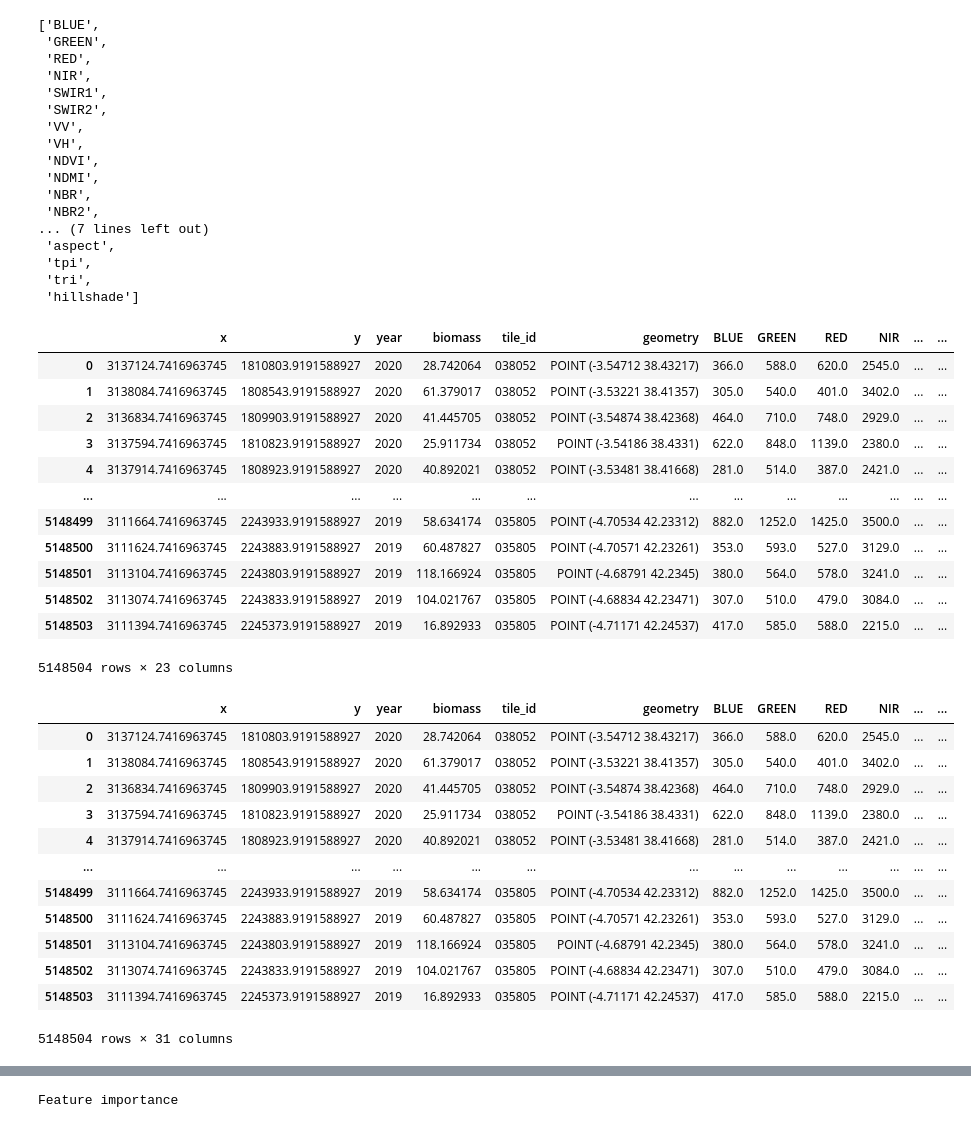
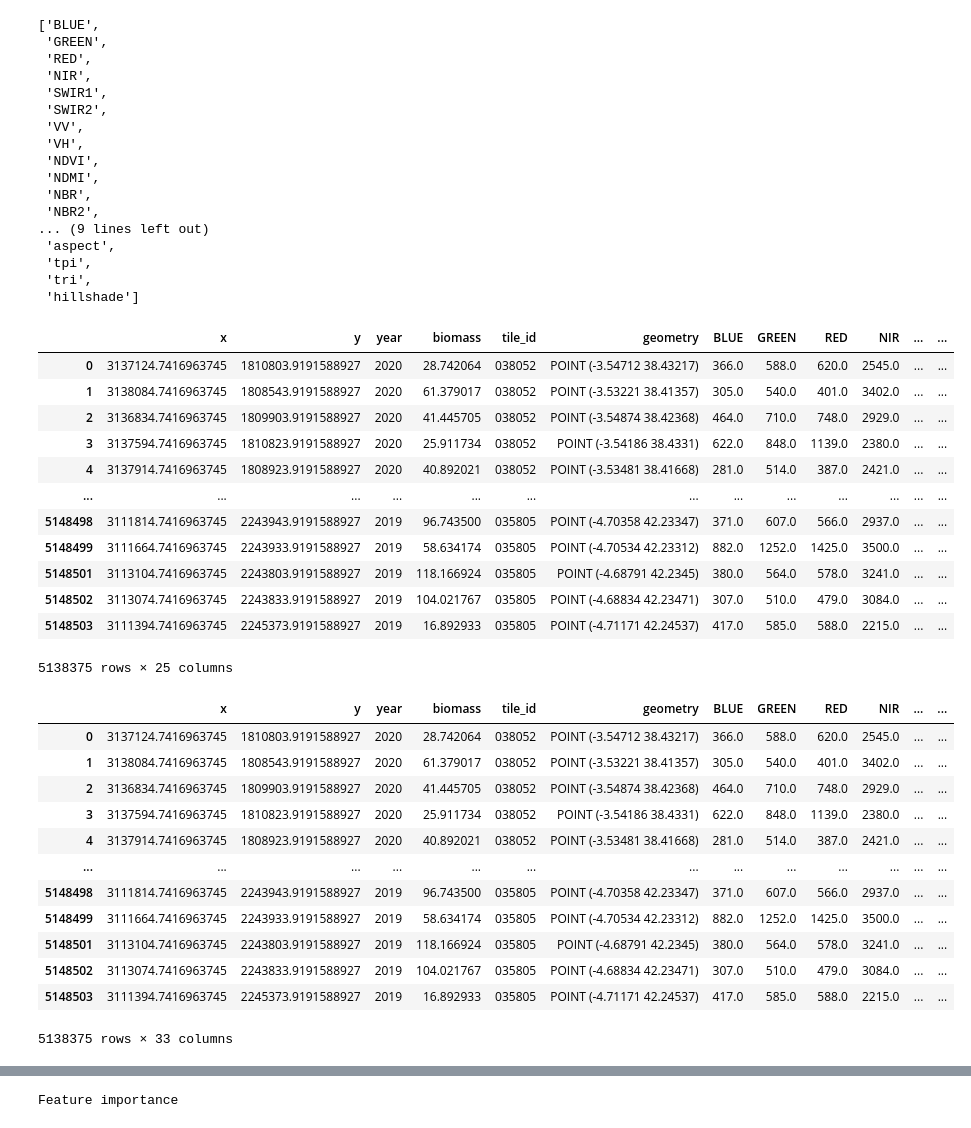
Before and after one commit to ramiqcom/opengeohub-summerschool-2026, a Jupyter notebook: notebook/3b.modelling.ipynb, the cells around one changed output, grey strips where cells are left out. Drawn from its saved outputs; the diff is of its cells as text; code cells hidden in the pictures.

```diff
--- a/notebook/3b.modelling.ipynb
+++ b/notebook/3b.modelling.ipynb
@@ -21,7 +22,8 @@ BANDS_S1 = ["VV", "VH"]
 BANDS_CHM = [
     "CHM",
     # "CHM_META",
-    "CHM_ETH"
+    "CHM_ETH",
+    "CHM_ALS",
 ]
 BANDS_TERRAIN = [
     # "elevation",
@@ -29,8 +31,9 @@ BANDS_TERRAIN = [
     "aspect",
     "tpi",
     "tri",
-    "hillshade"
+    "hillshade",
 ]
+BANDS_TREE = ["CANOPY_DENSITY"]
 # BANDS_S1_DIST = [f"{b}_DIST" for b in BANDS_S1]
 
 INDICES = [
@@ -52,7 +55,8 @@ PREDICTORS = [
     *BANDS_S1,
     *INDICES_BANDS,
     *BANDS_CHM,
-    *BANDS_TERRAIN
+    *BANDS_TREE,
+    *BANDS_TERRAIN,
     # *BANDS_S2_DIST,
     # *BANDS_S1_DIST,
     # *INDICES_BANDS_DIST,
@@ -74,29 +78,29 @@ PREDICTORS
  'NDMI',
  'NBR',
  'NBR2',
-... (7 lines left out)
+... (9 lines left out)
  'aspect',
  'tpi',
  'tri',
  'hillshade']
 # %%
 # load parquet extracted
-train_df = gpd.read_parquet(EXTRACT_TRAIN_PARQUET)
+train_df = gpd.read_parquet(EXTRACT_TRAIN_PARQUET).dropna()
 train_df
 # %% [output]
 |  | x | y | year | biomass | tile_id | geometry | BLUE | GREEN | RED | NIR | ... | ... |
 | 0 | 3137124.7416963745 | 1810803.9191588927 | 2020 | 28.742064 | 038052 | POINT (-3.54712 38.43217) | 366.0 | 588.0 | 620.0 | 2545.0 | ... | ... |
 | 1 | 3138084.7416963745 | 1808543.9191588927 | 2020 | 61.379017 | 038052 | POINT (-3.53221 38.41357) | 305.0 | 540.0 | 401.0 | 3402.0 | ... | ... |
 | 2 | 3136834.7416963745 | 1809903.9191588927 | 2020 | 41.445705 | 038052 | POINT (-3.54874 38.42368) | 464.0 | 710.0 | 748.0 | 2929.0 | ... | ... |
 | 3 | 3137594.7416963745 | 1810823.9191588927 | 2020 | 25.911734 | 038052 | POINT (-3.54186 38.4331) | 622.0 | 848.0 | 1139.0 | 2380.0 | ... | ... |
 | 4 | 3137914.7416963745 | 1808923.9191588927 | 2020 | 40.892021 | 038052 | POINT (-3.53481 38.41668) | 281.0 | 514.0 | 387.0 | 2421.0 | ... | ... |
 | ... | ... | ... | ... | ... | ... | ... | ... | ... | ... | ... | ... | ... |
+| 5148498 | 3111814.7416963745 | 2243943.9191588927 | 2019 | 96.743500 | 035805 | POINT (-4.70358 42.23347) | 371.0 | 607.0 | 566.0 | 2937.0 | ... | ... |
 | 5148499 | 3111664.7416963745 | 2243933.9191588927 | 2019 | 58.634174 | 035805 | POINT (-4.70534 42.23312) | 882.0 | 1252.0 | 1425.0 | 3500.0 | ... | ... |
-| 5148500 | 3111624.7416963745 | 2243883.9191588927 | 2019 | 60.487827 | 035805 | POINT (-4.70571 42.23261) | 353.0 | 593.0 | 527.0 | 3129.0 | ... | ... |
 | 5148501 | 3113104.7416963745 | 2243803.9191588927 | 2019 | 118.166924 | 035805 | POINT (-4.68791 42.2345) | 380.0 | 564.0 | 578.0 | 3241.0 | ... | ... |
 | 5148502 | 3113074.7416963745 | 2243833.9191588927 | 2019 | 104.021767 | 035805 | POINT (-4.68834 42.23471) | 307.0 | 510.0 | 479.0 | 3084.0 | ... | ... |
 | 5148503 | 3111394.7416963745 | 2245373.9191588927 | 2019 | 16.892933 | 035805 | POINT (-4.71171 42.24537) | 417.0 | 585.0 | 588.0 | 2215.0 | ... | ... |
-5148504 rows × 23 columns
+5138375 rows × 25 columns
 # %%
 # Generating indices
 def generate_indices(table, band_suffix=""):
@@ -123,12 +127,12 @@ train_df
 | 3 | 3137594.7416963745 | 1810823.9191588927 | 2020 | 25.911734 | 038052 | POINT (-3.54186 38.4331) | 622.0 | 848.0 | 1139.0 | 2380.0 | ... | ... |
 | 4 | 3137914.7416963745 | 1808923.9191588927 | 2020 | 40.892021 | 038052 | POINT (-3.53481 38.41668) | 281.0 | 514.0 | 387.0 | 2421.0 | ... | ... |
 | ... | ... | ... | ... | ... | ... | ... | ... | ... | ... | ... | ... | ... |
+| 5148498 | 3111814.7416963745 | 2243943.9191588927 | 2019 | 96.743500 | 035805 | POINT (-4.70358 42.23347) | 371.0 | 607.0 | 566.0 | 2937.0 | ... | ... |
 | 5148499 | 3111664.7416963745 | 2243933.9191588927 | 2019 | 58.634174 | 035805 | POINT (-4.70534 42.23312) | 882.0 | 1252.0 | 1425.0 | 3500.0 | ... | ... |
-| 5148500 | 3111624.7416963745 | 2243883.9191588927 | 2019 | 60.487827 | 035805 | POINT (-4.70571 42.23261) | 353.0 | 593.0 | 527.0 | 3129.0 | ... | ... |
 | 5148501 | 3113104.7416963745 | 2243803.9191588927 | 2019 | 118.166924 | 035805 | POINT (-4.68791 42.2345) | 380.0 | 564.0 | 578.0 | 3241.0 | ... | ... |
 | 5148502 | 3113074.7416963745 | 2243833.9191588927 | 2019 | 104.021767 | 035805 | POINT (-4.68834 42.23471) | 307.0 | 510.0 | 479.0 | 3084.0 | ... | ... |
 | 5148503 | 3111394.7416963745 | 2245373.9191588927 | 2019 | 16.892933 | 035805 | POINT (-4.71171 42.24537) | 417.0 | 585.0 | 588.0 | 2215.0 | ... | ... |
-5148504 rows × 31 columns
+5138375 rows × 33 columns
 # %%
 train_df_filter = train_df[(train_df["BLUE"] > 0) & (train_df["VV"] > 0)]
 train_df_filter
```
Also changed, not shown: parts of 4 cells of this notebook.
